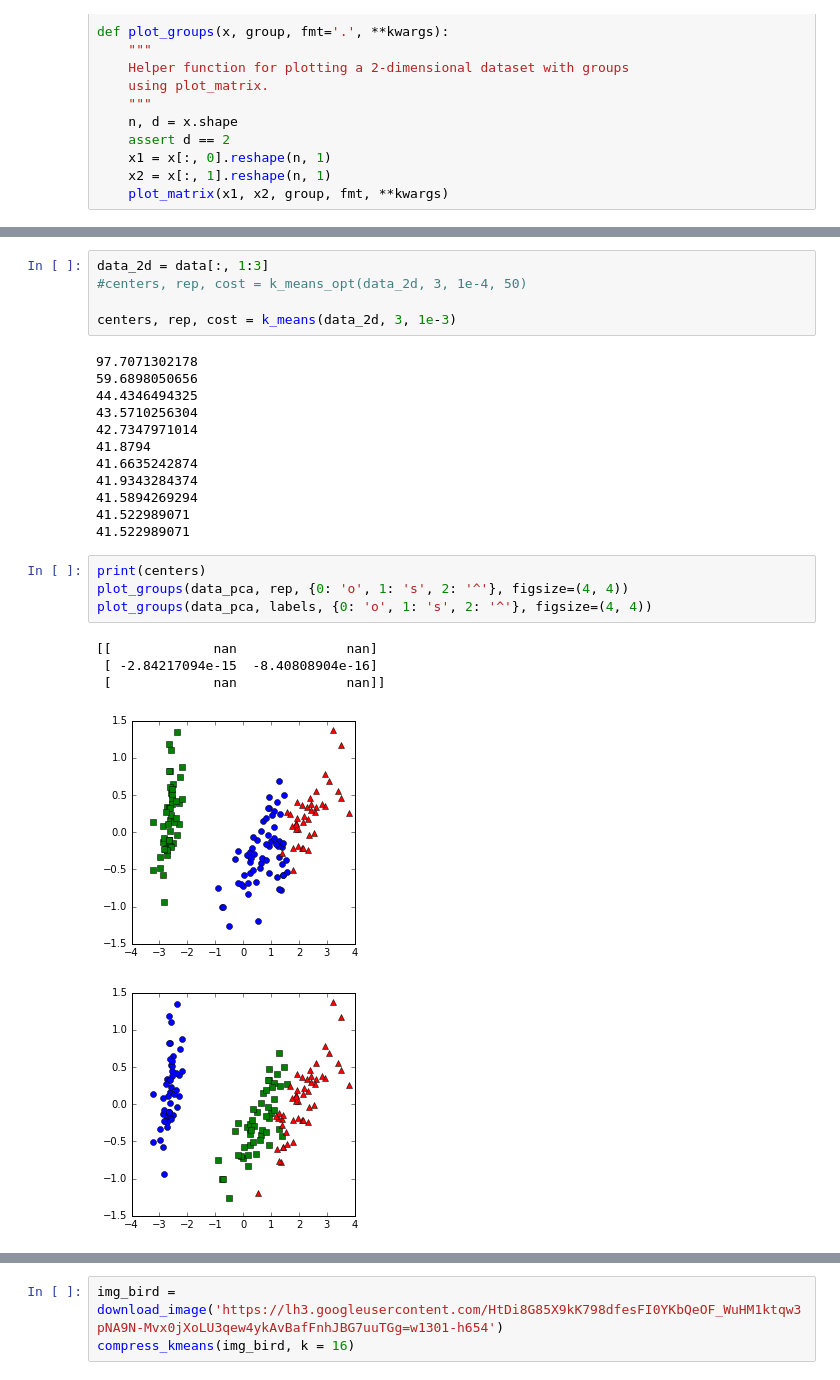
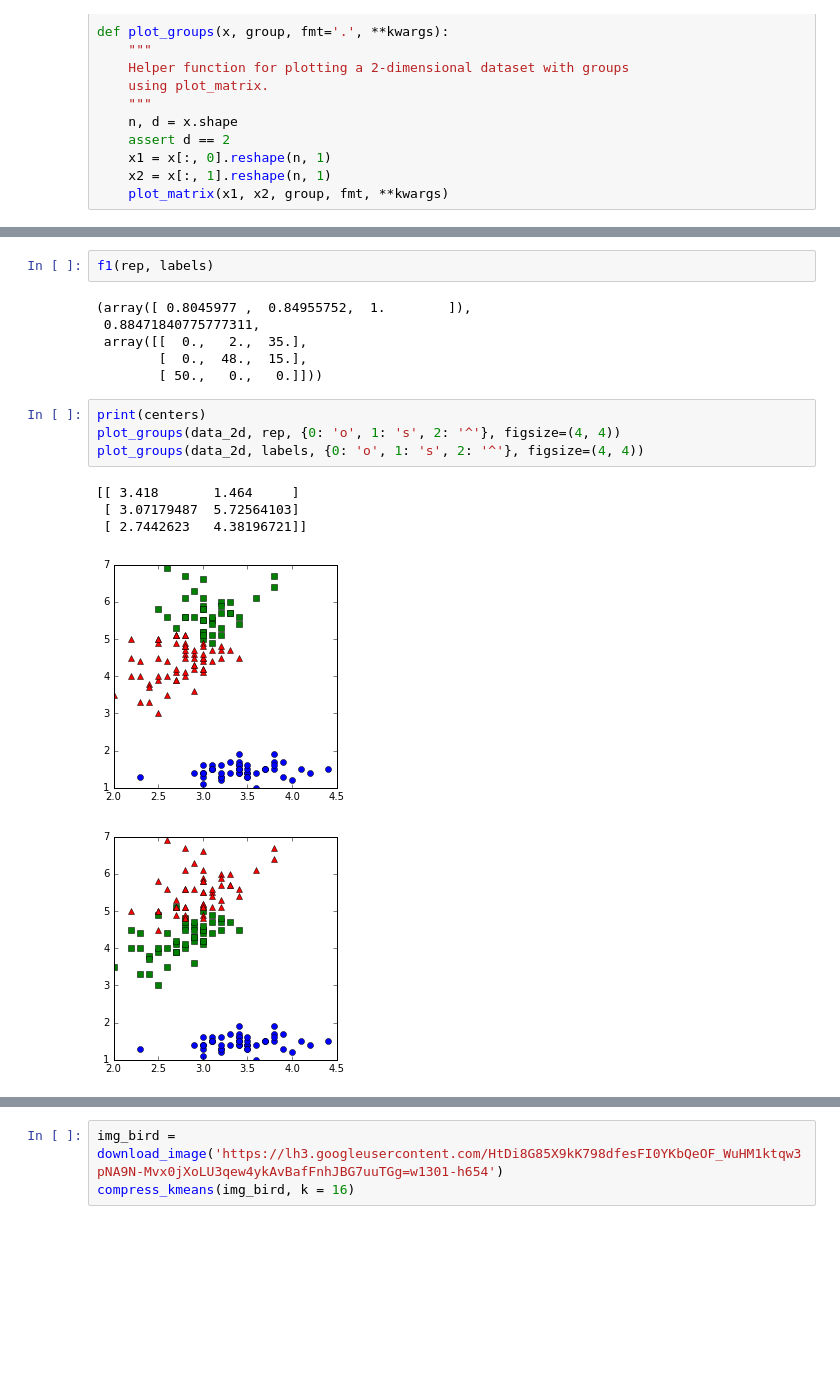
Before and after one commit to KristianAM/machinelearningHandin4, a Jupyter notebook: Handin4.ipynb, the cells around one changed output, grey strips where cells are left out. Saved outputs shown, nothing was run; the diff lists cells and outputs as text; blank space fills up the shorter version.

```diff
--- a/Handin4.ipynb
+++ b/Handin4.ipynb
@@ -137,30 +196,21 @@ def k_means_opt(D, k, epsilon, n):
-# %%
-data_2d = data[:, 1:3]
-#centers, rep, cost = k_means_opt(data_2d, 3, 1e-4, 50)
-
-centers, rep, cost = k_means(data_2d, 3, 1e-3)
-# %% [output]
-97.7071302178
-59.6898050656
-44.4346494325
-43.5710256304
-42.7347971014
-41.8794
-41.6635242874
-41.9343284374
-41.5894269294
-41.522989071
-41.522989071
+# %%
+f1(rep, labels)
+# %% [output]
+(array([ 0.8045977 ,  0.84955752,  1.        ]),
+ 0.88471840775777311,
+ array([[  0.,   2.,  35.],
+        [  0.,  48.,  15.],
+        [ 50.,   0.,   0.]]))
 # %%
 print(centers)
-plot_groups(data_pca, rep, {0: 'o', 1: 's', 2: '^'}, figsize=(4, 4))
-plot_groups(data_pca, labels, {0: 'o', 1: 's', 2: '^'}, figsize=(4, 4))
+plot_groups(data_2d, rep, {0: 'o', 1: 's', 2: '^'}, figsize=(4, 4))
+plot_groups(data_2d, labels, {0: 'o', 1: 's', 2: '^'}, figsize=(4, 4))
 # %% [output]
-[[             nan              nan]
- [ -2.84217094e-15  -8.40808904e-16]
- [             nan              nan]]
+[[ 3.418       1.464     ]
+ [ 3.07179487  5.72564103]
+ [ 2.7442623   4.38196721]]
-[figure, old version]
+[figure, new version]
-[figure, old version]
+[figure, new version]
 # %%
 from scipy.stats import multivariate_normal
 def pdf(points, mean, cov, prior):
```
Also changed, not shown: parts of 9 cells of this notebook.
